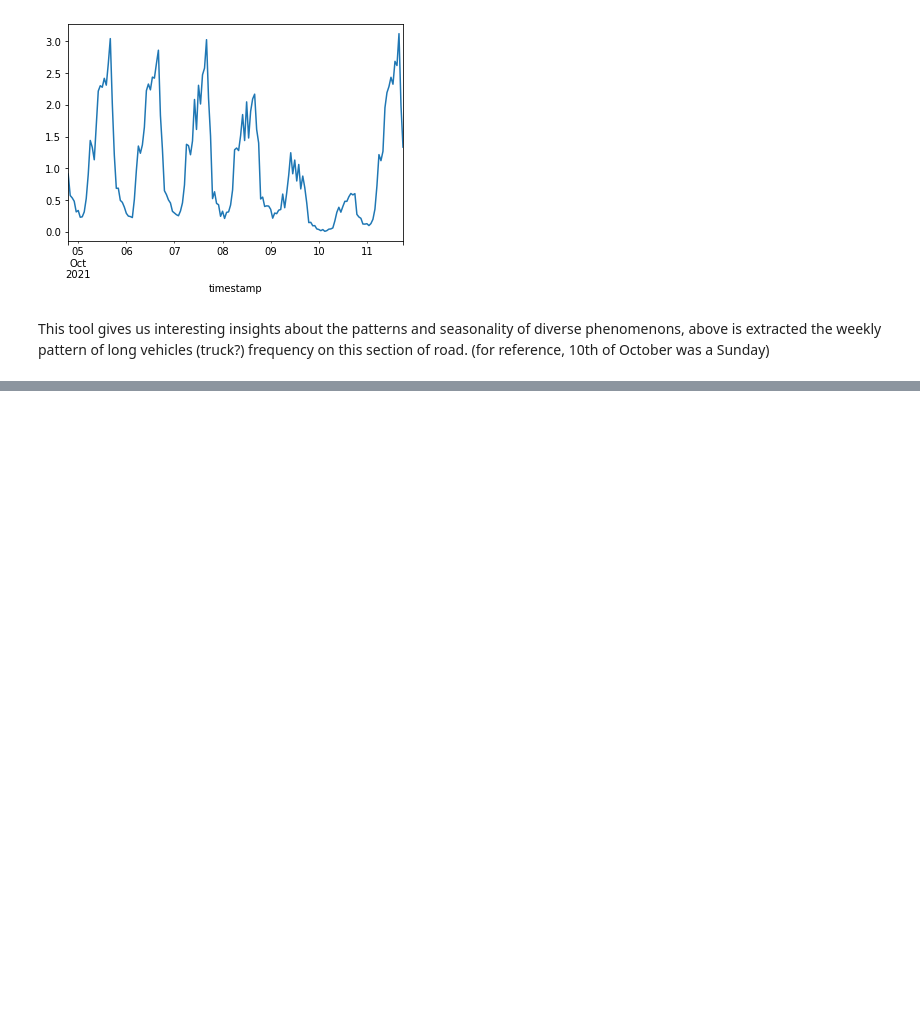
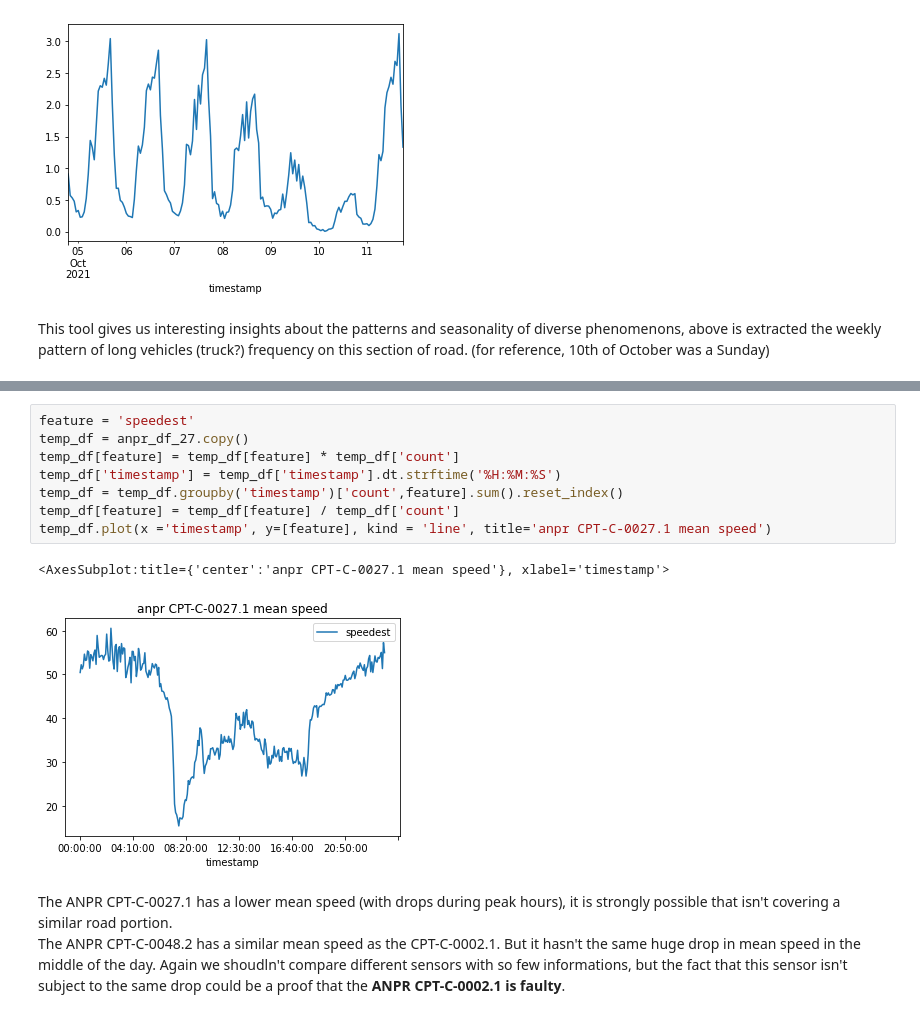
Before and after one commit to khookh/MacqProject, a Jupyter notebook: data_science_exercise.ipynb, the cells around one changed output, grey strips where cells are left out. Cells and saved outputs as stored; diff of their text form; blank space fills up the shorter version.

```diff
--- a/data_science_exercise.ipynb
+++ b/data_science_exercise.ipynb
@@ -586,0 +639,14 @@ This tool gives us interesting insights about the patterns and seasonality of di
+# %%
+feature = 'speedest'
+temp_df = anpr_df_27.copy()
+temp_df[feature] = temp_df[feature] * temp_df['count']
+temp_df['timestamp'] = temp_df['timestamp'].dt.strftime('%H:%M:%S')
+temp_df = temp_df.groupby('timestamp')['count',feature].sum().reset_index()
+temp_df[feature] = temp_df[feature] / temp_df['count']
+temp_df.plot(x ='timestamp', y=[feature], kind = 'line', title='anpr CPT-C-0027.1 mean speed')
+# %% [output]
+<AxesSubplot:title={'center':'anpr CPT-C-0027.1 mean speed'}, xlabel='timestamp'>
+[figure, added]
+# %% [markdown]
+The ANPR CPT-C-0027.1 has a lower mean speed (with drops during peak hours), it is strongly possible that isn't covering a similar road portion. <br/>
+The ANPR CPT-C-0048.2 has a similar mean speed as the CPT-C-0002.1. But it hasn't the same huge drop in mean speed in the middle of the day. Again we shoudln't compare different sensors with so few informations, but the fact that this sensor isn't subject to the same drop could be a proof that the **ANPR CPT-C-0002.1 is faulty**.
```
Also changed, not shown: parts of 8 cells of this notebook.
